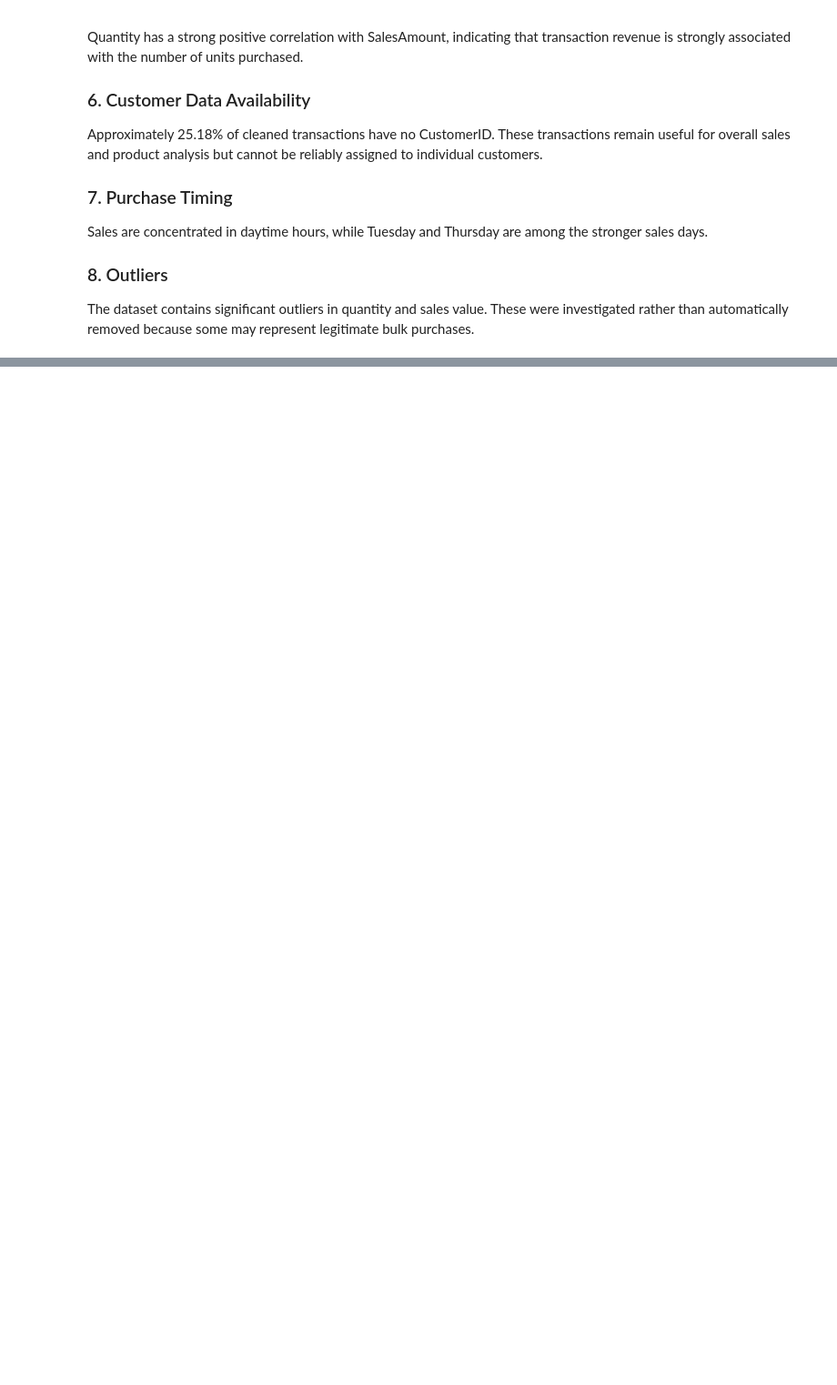
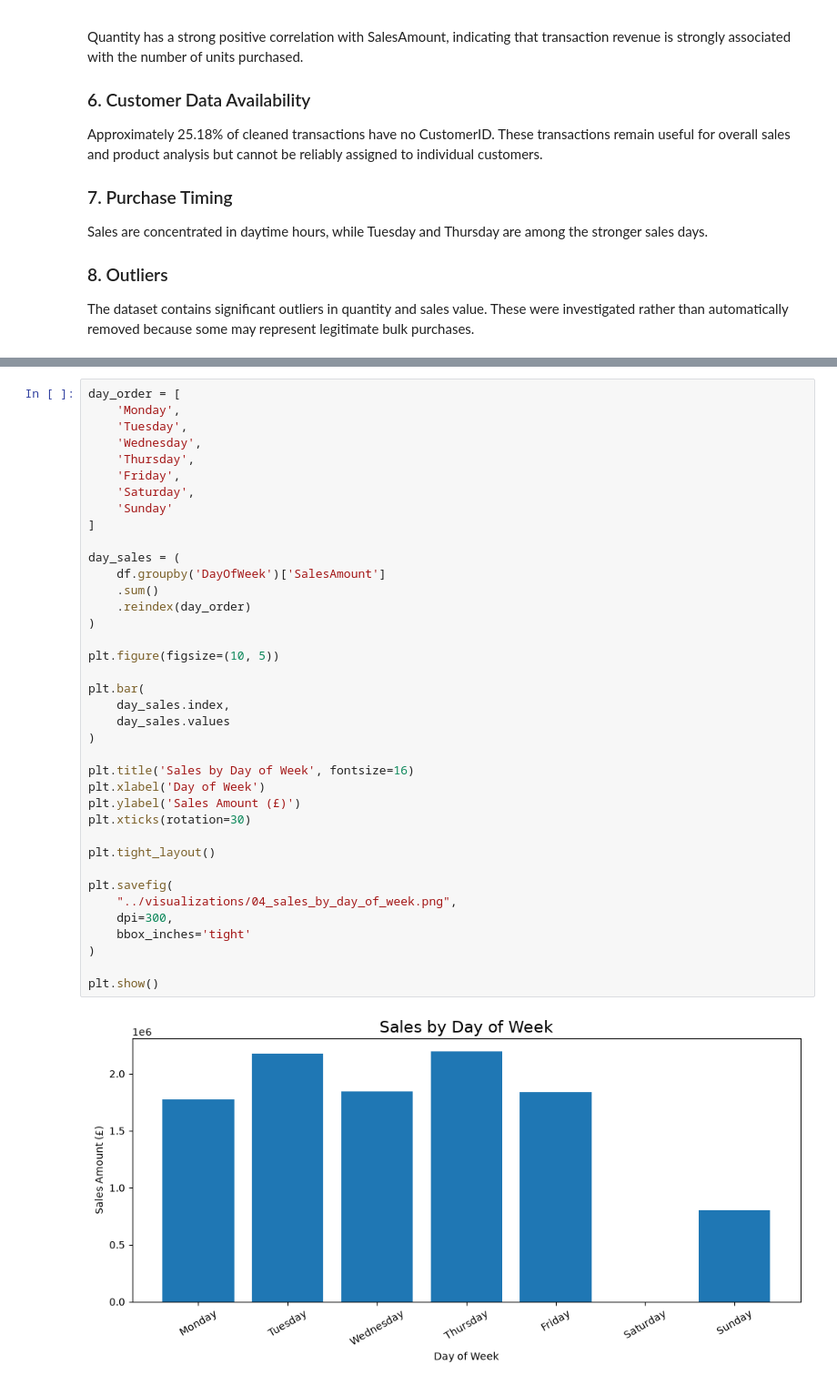
Before and after one commit to Omkar-Pujari/online-retail-sales-analytics, a Jupyter notebook: Notebook/Online_Retail_EDA.ipynb, the cells around one changed output, grey strips where cells are left out. Shown at 91% size. Drawn from its saved outputs; the diff is of its cells as text; blank space fills up the shorter version.

```diff
--- a/Notebook/Online_Retail_EDA.ipynb
+++ b/Notebook/Online_Retail_EDA.ipynb
@@ -987,0 +1090,40 @@ bulk purchases.
+# %%
+day_order = [
+    'Monday',
+    'Tuesday',
+    'Wednesday',
+    'Thursday',
+    'Friday',
+    'Saturday',
+    'Sunday'
+]
+
+day_sales = (
+    df.groupby('DayOfWeek')['SalesAmount']
+    .sum()
+    .reindex(day_order)
+)
+
+plt.figure(figsize=(10, 5))
+
+plt.bar(
+    day_sales.index,
+    day_sales.values
+)
+
+plt.title('Sales by Day of Week', fontsize=16)
+plt.xlabel('Day of Week')
+plt.ylabel('Sales Amount (£)')
+plt.xticks(rotation=30)
+
+plt.tight_layout()
+
+plt.savefig(
+    "../visualizations/04_sales_by_day_of_week.png",
+    dpi=300,
+    bbox_inches='tight'
+)
+
+plt.show()
+# %% [output]
+[figure, added]
```
Also changed, not shown: parts of 7 cells of this notebook, 7 other files.
